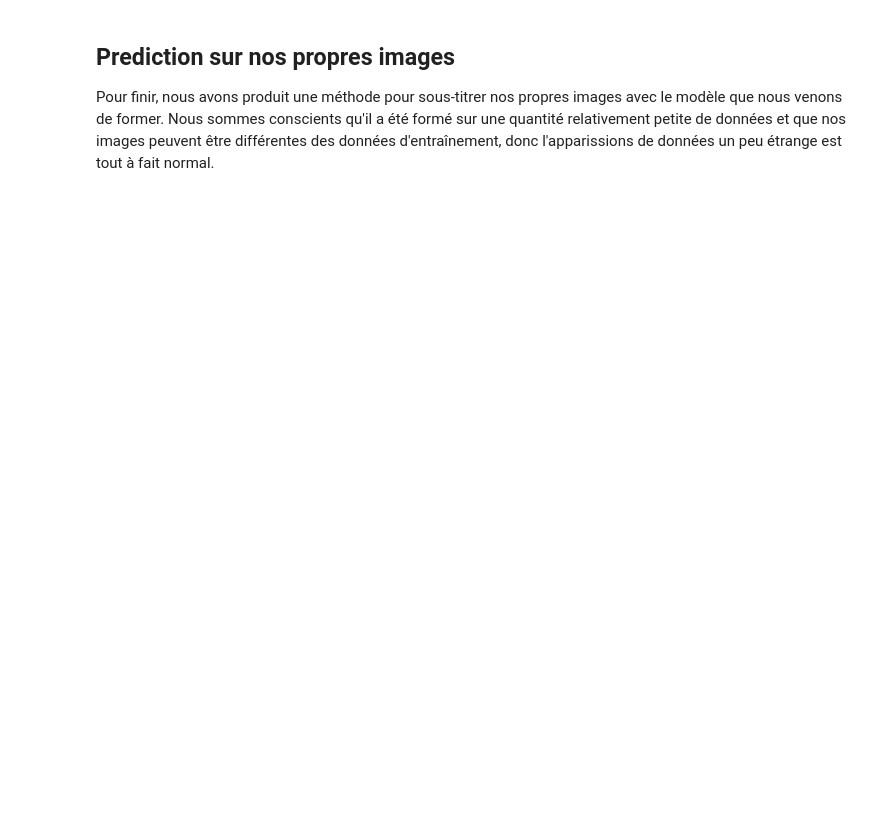
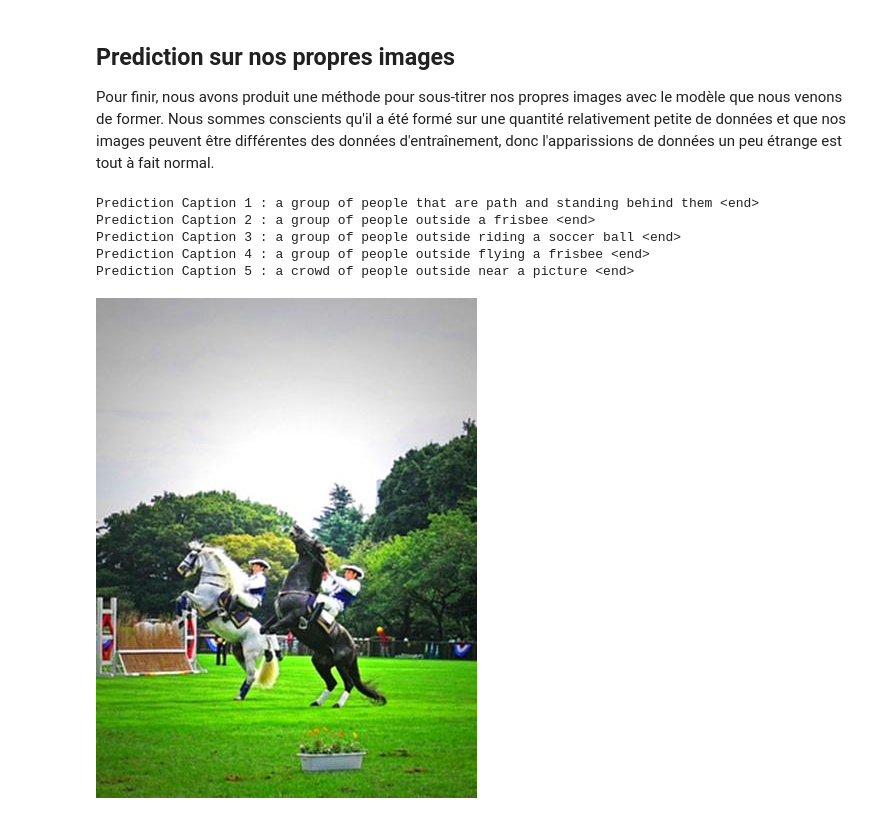
Before and after one commit to tapafe/MachineLeaningExia, a Jupyter notebook: Livrable3 rédigé.ipynb, the cells around one changed output. Saved outputs shown, nothing was run; the diff lists cells and outputs as text; code cells hidden in the pictures; blank space fills up the shorter version.

```diff
--- a/Livrable3 rédigé.ipynb
+++ b/Livrable3 rédigé.ipynb
@@ -575,12 +621,21 @@ plot_attention(image, result, attention_plot)
 
 Pour finir, nous avons produit une méthode pour sous-titrer nos propres images avec le modèle que nous venons de former. Nous sommes conscients qu'il a été formé sur une quantité relativement petite de données et que nos images peuvent être différentes des données d'entraînement, donc l'apparissions de données un peu étrange est tout à fait normal.
 # %%
-image = "C:/Users/Arnaud/Desktop/OptionML/projet/data/train/photo/photo_0046.jpg"
+image = "C:/Users/Arnaud/Desktop/OptionML/projet/allEnd/lurry_005.jpg"
 # %%
 image_path = image
 
-result, attention_plot = evaluate(image_path)
-print ('Prediction Caption:', ' '.join(result))
+for i in range(5):
+    result, attention_plot = evaluate(image_path)
+    print ('Prediction Caption', i + 1, ":", ' '.join(result))
+
 #plot_attention(image_path, result, attention_plot)
 # opening the image
 Image.open(image_path)
+# %% [output]
+Prediction Caption 1 : a group of people that are path and standing behind them <end>
+Prediction Caption 2 : a group of people outside a frisbee <end>
+Prediction Caption 3 : a group of people outside riding a soccer ball <end>
+Prediction Caption 4 : a group of people outside flying a frisbee <end>
+Prediction Caption 5 : a crowd of people outside near a picture <end>
+[figure, added]
```
Also changed, not shown: parts of 13 cells of this notebook.
